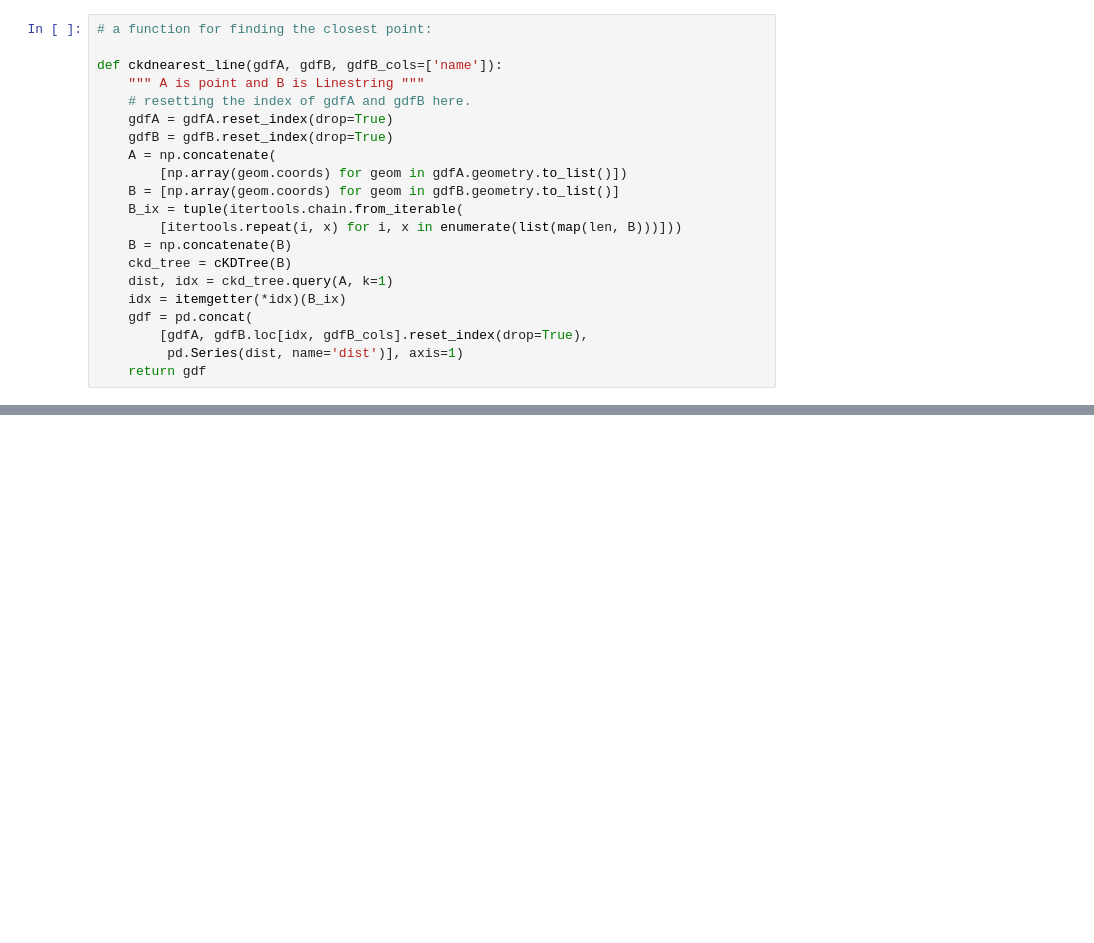
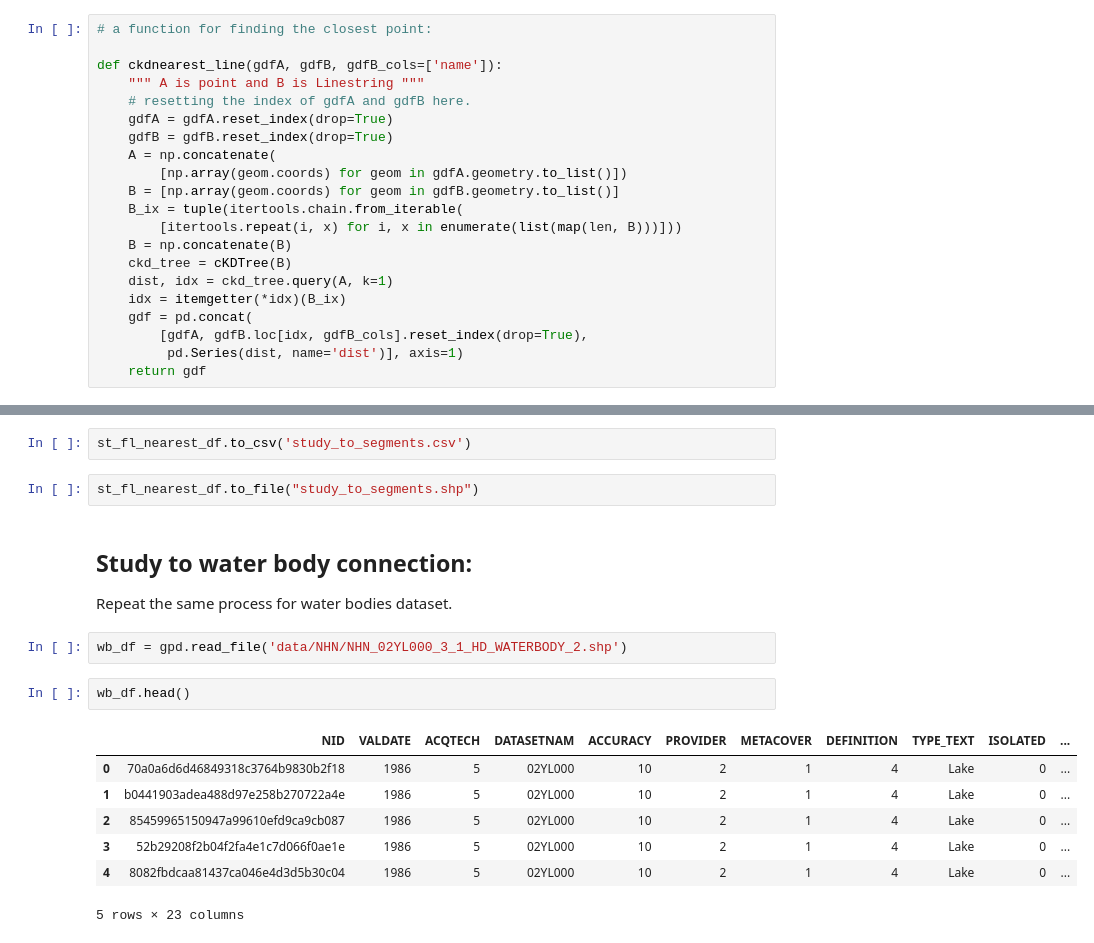
Before and after one commit to khataei/NHN, a Jupyter notebook: Cabin-study-waterbody-segments-connection.ipynb, the cells around one changed output, grey strips where cells are left out. Cells and saved outputs as stored; diff of their text form; blank space fills up the shorter version.

```diff
--- a/Cabin-study-waterbody-segments-connection.ipynb
+++ b/Cabin-study-waterbody-segments-connection.ipynb
@@ -152,0 +149,19 @@ st_fl_nearest_df.iloc[0:2,:]
+# %%
+st_fl_nearest_df.to_csv('study_to_segments.csv')
+# %%
+st_fl_nearest_df.to_file("study_to_segments.shp")
+# %% [markdown]
+## Study to water body connection:
+Repeat the same process for water bodies dataset.
+# %%
+wb_df = gpd.read_file('data/NHN/NHN_02YL000_3_1_HD_WATERBODY_2.shp')
+# %%
+wb_df.head()
+# %% [output]
+|  | NID | VALDATE | ACQTECH | DATASETNAM | ACCURACY | PROVIDER | METACOVER | DEFINITION | TYPE_TEXT | ISOLATED | ... |
+| 0 | 70a0a6d6d46849318c3764b9830b2f18 | 1986 | 5 | 02YL000 | 10 | 2 | 1 | 4 | Lake | 0 | ... |
+| 1 | b0441903adea488d97e258b270722a4e | 1986 | 5 | 02YL000 | 10 | 2 | 1 | 4 | Lake | 0 | ... |
+| 2 | 85459965150947a99610efd9ca9cb087 | 1986 | 5 | 02YL000 | 10 | 2 | 1 | 4 | Lake | 0 | ... |
+| 3 | 52b29208f2b04f2fa4e1c7d066f0ae1e | 1986 | 5 | 02YL000 | 10 | 2 | 1 | 4 | Lake | 0 | ... |
+| 4 | 8082fbdcaa81437ca046e4d3d5b30c04 | 1986 | 5 | 02YL000 | 10 | 2 | 1 | 4 | Lake | 0 | ... |
+5 rows × 23 columns
```
Also changed, not shown: parts of 26 cells of this notebook.
